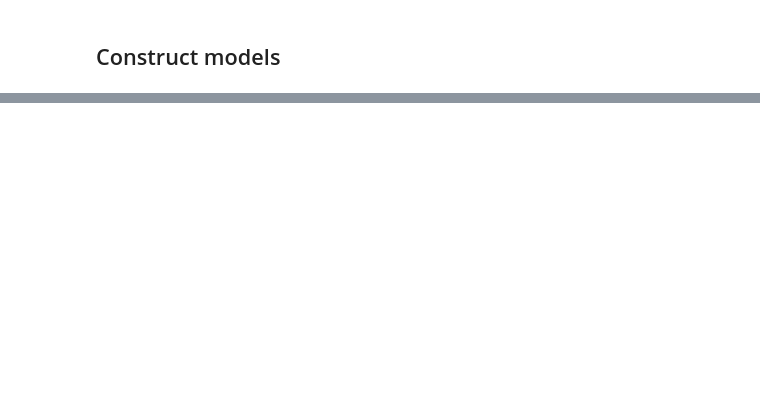
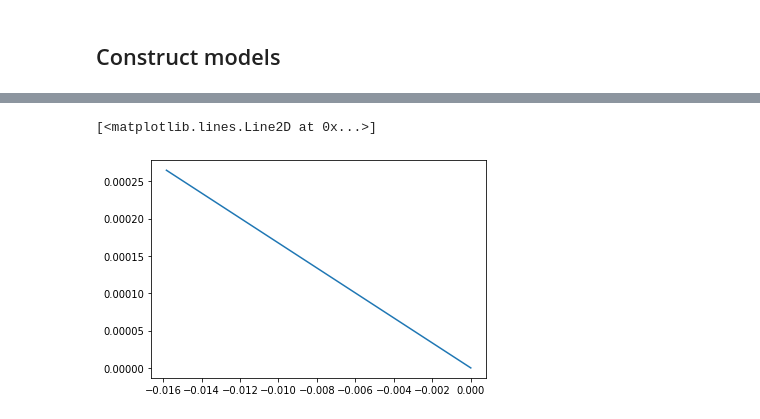
Before and after one commit to jshen04/hnn, a Jupyter notebook: machine-vibration.ipynb, the cells around one changed output, grey strips where cells are left out. Drawn from its saved outputs; the diff is of its cells as text; code cells hidden in the pictures; blank space fills up the shorter version.

```diff
--- a/machine-vibration.ipynb
+++ b/machine-vibration.ipynb
@@ -54,12 +19,7 @@ from utils import make_gif, L2_loss, integrate_model
 # %% [markdown]
 ## Set some notebook constants
 # %%
-DPI = 300
-LINE_SEGMENTS = 20
-LINE_WIDTH = 2
-FORMAT = 'pdf'
-
-def get_args(latent_cc_pairs):
+def get_args(speed, latent_cc_pairs=1, scaled=False, folder='NORMAL', split_data=250000, scramble=False):
     return {'input_dim': 8,
          'hidden_dim': 200,
          'latent_dim': latent_cc_pairs,
@@ -70,8 +30,13 @@ def get_args(latent_cc_pairs):
          'num_frames': 400,
          'name': 'machine-vibration',
          'seed': 0,
-         'save_dir': './{}'.format(EXPERIMENT_DIR),
-         'fig_dir': './figures'}
+         'save_dir': './{}/saved_models'.format(EXPERIMENT_DIR),
+         'fig_dir': './figures',
+         'scaled': scaled,
+         'folder': folder,
+         'speed': speed,
+         'split_data': split_data,
+         'scramble': scramble}
 
 class ObjectView(object):
     def __init__(self, d): self.__dict__ = d
@@ -499,0 +201,15 @@ plt.show()
+# %%
+args1_14 = ObjectView(get_args(14.0))
+model_v, model_a1, model_a2, model_s = load_model_split(args1_14)
+# %%
+t_span = [0,100]
+kwargs = {'t_eval': np.linspace(t_span[0], t_span[1], t_span[1] * 10), 'rtol': 1e-12}
+v = integrate_model1(model_v, t_span, np.asarray([0., 0]), **kwargs)['y'].T
+a1 = integrate_model1(model_a1, t_span, np.asarray([0., 0]), **kwargs)['y'].T
+a2 = integrate_model1(model_a2, t_span, np.asarray([0., 0]), **kwargs)['y'].T
+s = integrate_model1(model_s, t_span, np.asarray([0., 0]), **kwargs)['y'].T
+# %%
+plt.plot(v[:,0], v[:,1])
+# %% [output]
+[<matplotlib.lines.Line2D at 0x...>]
+[figure, added]
```
Also changed, not shown: parts of 61 cells of this notebook.
